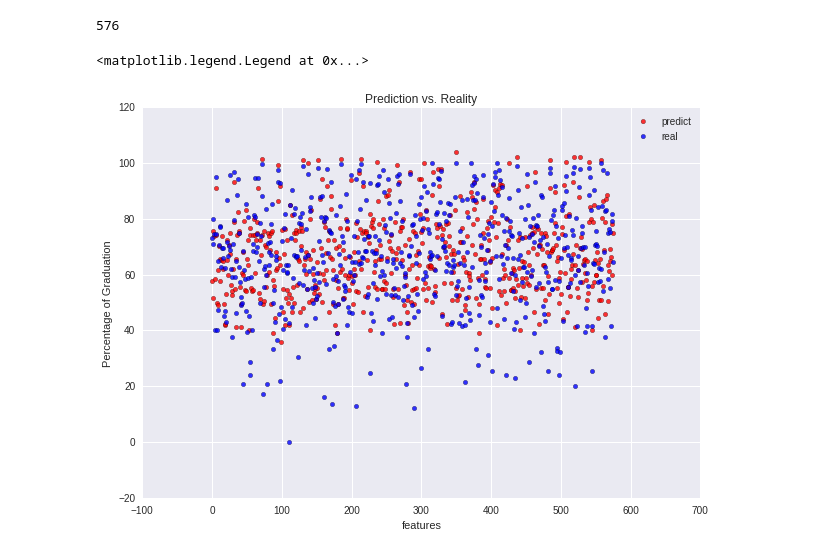
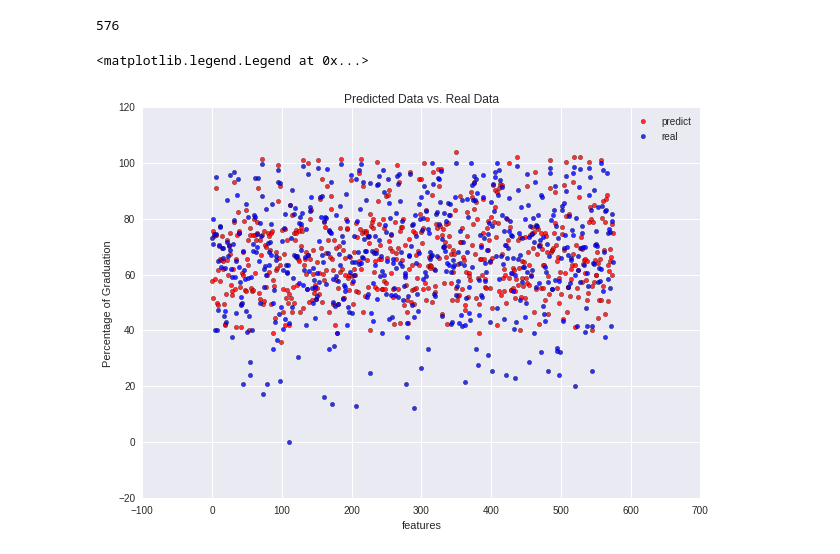
Before and after one commit to ckyko/CSC59970Project, a Jupyter notebook: NYC_high_school_Q3.ipynb, the cells around one changed output. Saved outputs shown, nothing was run; the diff lists cells and outputs as text; code cells hidden in the pictures.

```diff
--- a/NYC_high_school_Q3.ipynb
+++ b/NYC_high_school_Q3.ipynb
@@ -422,12 +422,12 @@ len(predict_x)
 # %%
 fig = plt.figure(figsize= (10,7))
 ax = fig.add_subplot(111)
 ax.scatter(predict_x,predict_grad,c='r',label='predict', alpha=0.8)
 ax.scatter(predict_x,y_test,c='b',label='real', alpha = 0.8)
 plt.xlabel('features')
 plt.ylabel('Percentage of Graduation')
-plt.title('Prediction vs. Reality')
+plt.title('Predicted Data vs. Real Data')
 ax.legend()
 # %% [output]
 <matplotlib.legend.Legend at 0x...>
-[figure, old version]
+[figure, new version]
```
